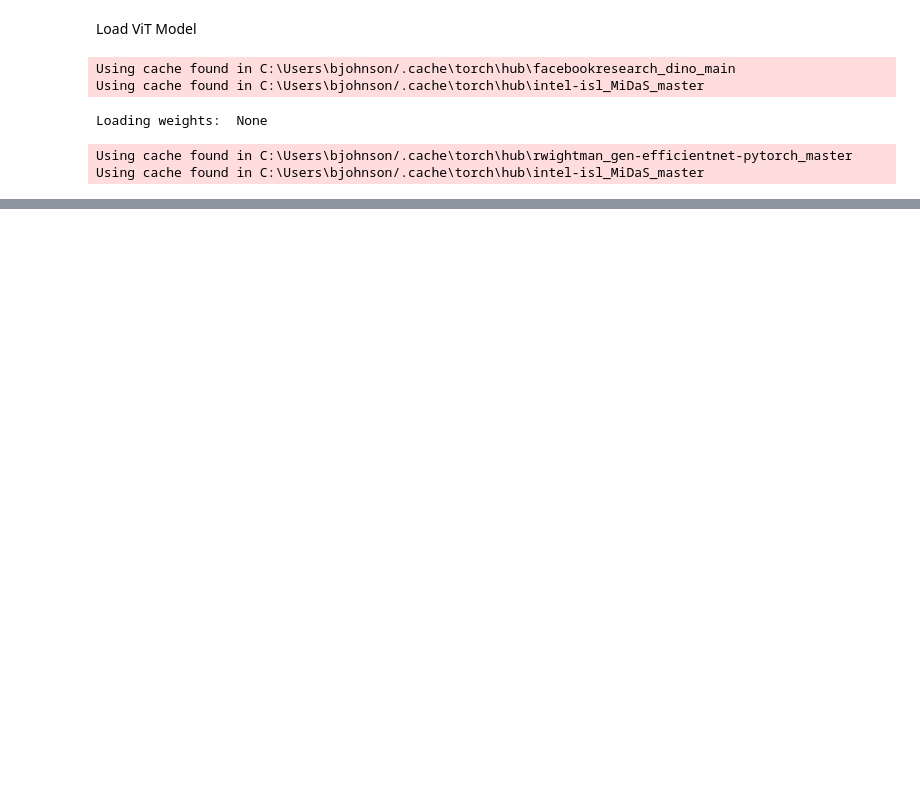
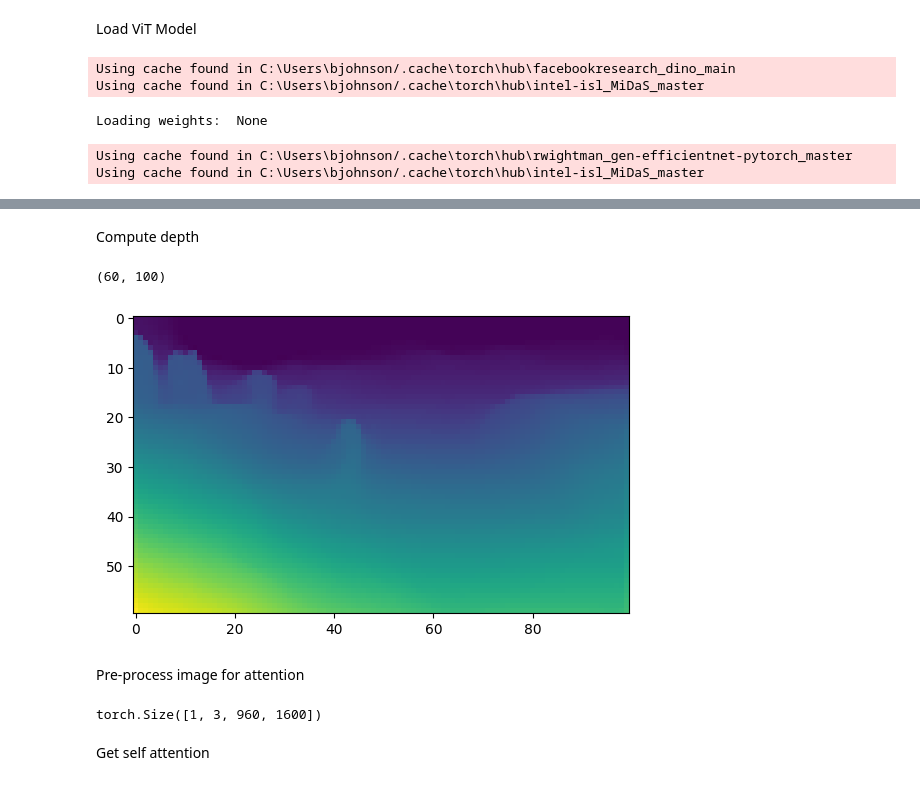
Before and after one commit to brianjohnson555/HapticDisplay, a Jupyter notebook: vis_attention_video.ipynb, the cells around one changed output, grey strips where cells are left out. Cells and saved outputs as stored; diff of their text form; code cells hidden in the pictures; blank space fills up the shorter version.

Commit message:
matched depth and attention resolutions

```diff
--- a/vis_attention_video.ipynb
+++ b/vis_attention_video.ipynb
@@ -26,3 +28,12 @@ device = torch.device("cpu")
+# %%
+display_width = 10
+display_height = 6
+
+depth_width = 10*10
+depth_height = 10*6
+
+pre_attention_width = 10*10*16
+pre_attention_height = 10*6*16
 # %% [markdown]
 Load ViT Model
 # %%
@@ -149,0 +69,38 @@ ValueError: unknown file extension: .mp4
+# %% [markdown]
+Compute depth
+# %%
+# Compute depth
+input_batch = transform(img).to(device)
+with torch.no_grad():
+    prediction = midas(input_batch)
+
+    prediction = torch.nn.functional.interpolate(
+        prediction.unsqueeze(1),
+        size=(depth_height, depth_width),
+        mode="bicubic",
+        align_corners=False,
+    ).squeeze()
+output = prediction.cpu().numpy()
+depth = cv2.normalize(output, None, 0, 1, norm_type=cv2.NORM_MINMAX, dtype = cv2.CV_64F)
+#depth = (depth).astype(np.uint8)
+
+figure = plt.figure()
+plt.imshow(depth)
+print(depth.shape)
+# %% [output]
+(60, 100)
+[figure, added]
+# %% [markdown]
+Pre-process image for attention
+# %%
+attentions_list = []
+image = Image.fromarray(img)
+Tx = transforms.Resize((pre_attention_height, pre_attention_width))(image)
+Tx2 = transforms.ToTensor()(Tx).unsqueeze_(0) # converts to 3-dimension tensor (R, G, B)
+Tx3 = transforms.Normalize(mean=[0.485, 0.456, 0.406], std=[0.229, 0.224, 0.225])(Tx2)
+Tx3.requires_grad = True
+print(Tx3.shape)
+# %% [output]
+torch.Size([1, 3, 960, 1600])
+# %% [markdown]
+Get self attention
```
Also changed, not shown: parts of 5 cells of this notebook.
